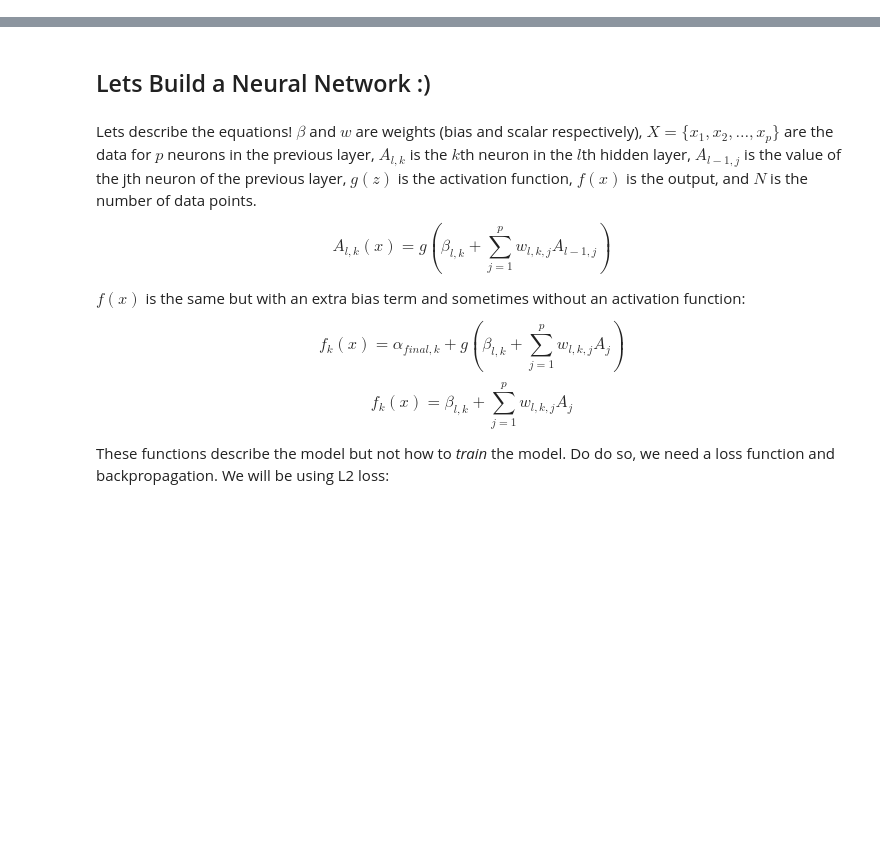
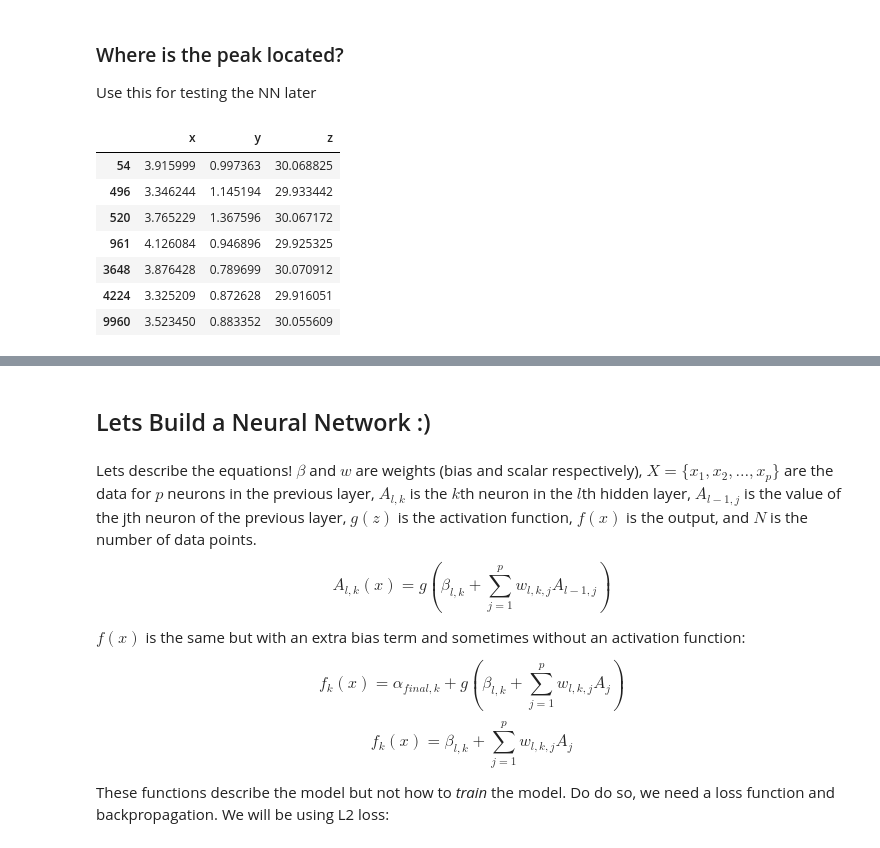
Before and after one commit to SamNelsonData/CodePractice, a Jupyter notebook: LearningNeuralNetworks.ipynb, the cells around one changed output, grey strips where cells are left out. Saved outputs shown, nothing was run; the diff lists cells and outputs as text; code cells hidden in the pictures; blank space fills up the shorter version.

```diff
--- a/LearningNeuralNetworks.ipynb
+++ b/LearningNeuralNetworks.ipynb
@@ -31,3 +33,21 @@ df.head()
+# %% [markdown]
+### Where is the peak located?
+
+Use this for testing the NN later
+# %%
+x_cen = 3.7
+y_cen = .9
+dist = .5
+df[(df['x'] < x_cen + dist) &  (df['x'] > x_cen - dist) & (df['y'] < y_cen + dist) &  (df['y'] > y_cen - dist)]
+# %% [output]
+|  | x | y | z |
+| 54 | 3.915999 | 0.997363 | 30.068825 |
+| 496 | 3.346244 | 1.145194 | 29.933442 |
+| 520 | 3.765229 | 1.367596 | 30.067172 |
+| 961 | 4.126084 | 0.946896 | 29.925325 |
+| 3648 | 3.876428 | 0.789699 | 30.070912 |
+| 4224 | 3.325209 | 0.872628 | 29.916051 |
+| 9960 | 3.523450 | 0.883352 | 30.055609 |
 # %%
 def plot_points(x, y, z, view_angle=-60, elevation=30):
     ax = plt.axes(projection='3d')
```
Also changed, not shown: parts of 36 cells of this notebook.
